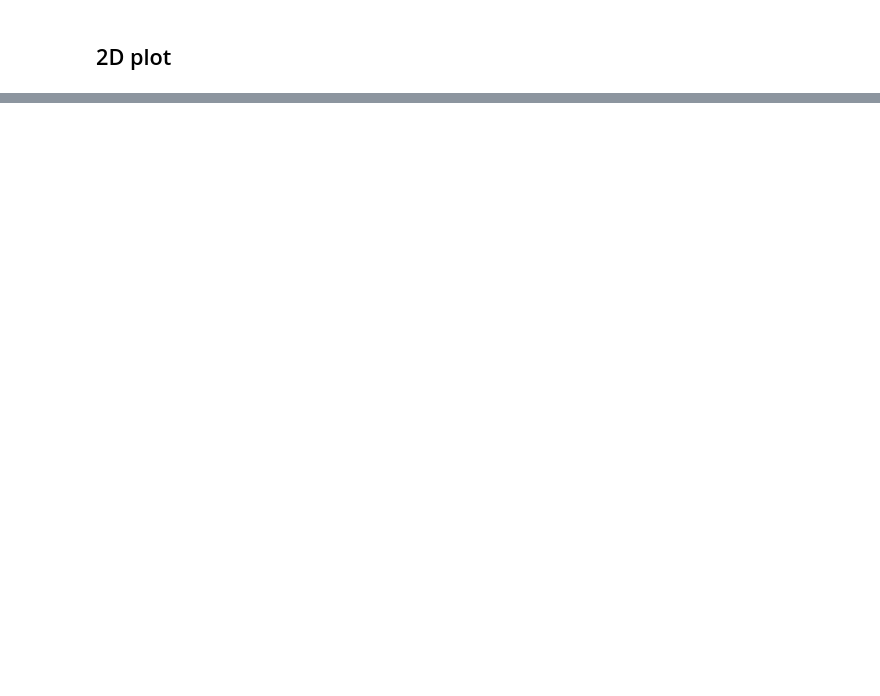
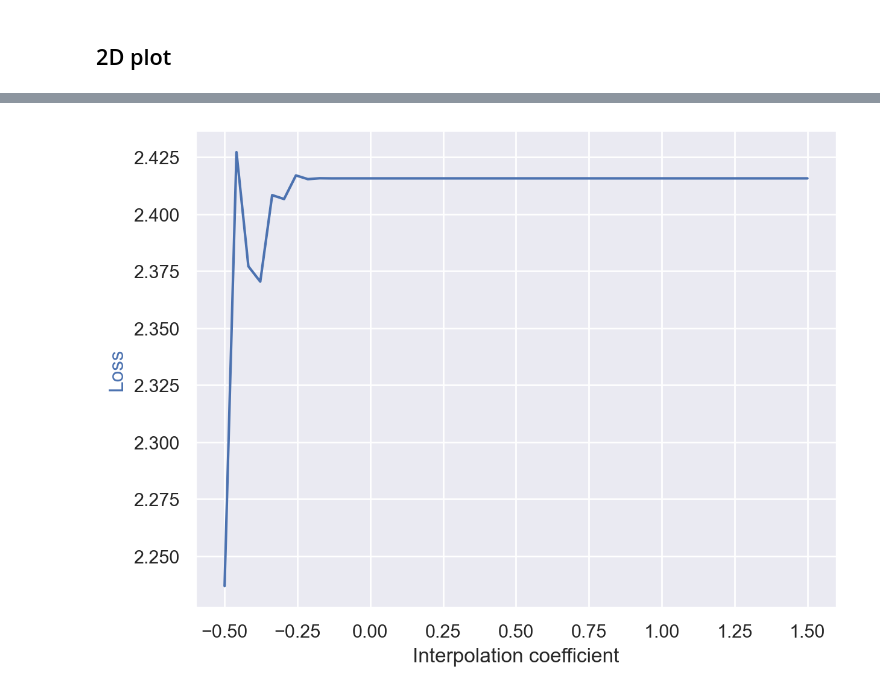
Before and after one commit to sashaatlasov/MLDM_Project, a Jupyter notebook: examples/example.ipynb, the cells around one changed output, grey strips where cells are left out. Drawn from its saved outputs; the diff is of its cells as text; code cells hidden in the pictures; blank space fills up the shorter version.

```diff
--- a/examples/example.ipynb
+++ b/examples/example.ipynb
@@ -51,0 +72,7 @@ plot_3D(metrics)
+# %%
+x, y = iter(train_loader).__next__()
+# %%
+metrics = calculate_metrics1d(model, criterion, x, y, optima)
+plot_1D(metrics, save=True, name='finetuned_1d')
+# %% [output]
+[figure, added]
```
Also changed, not shown: parts of 10 cells of this notebook, 12 other files.
